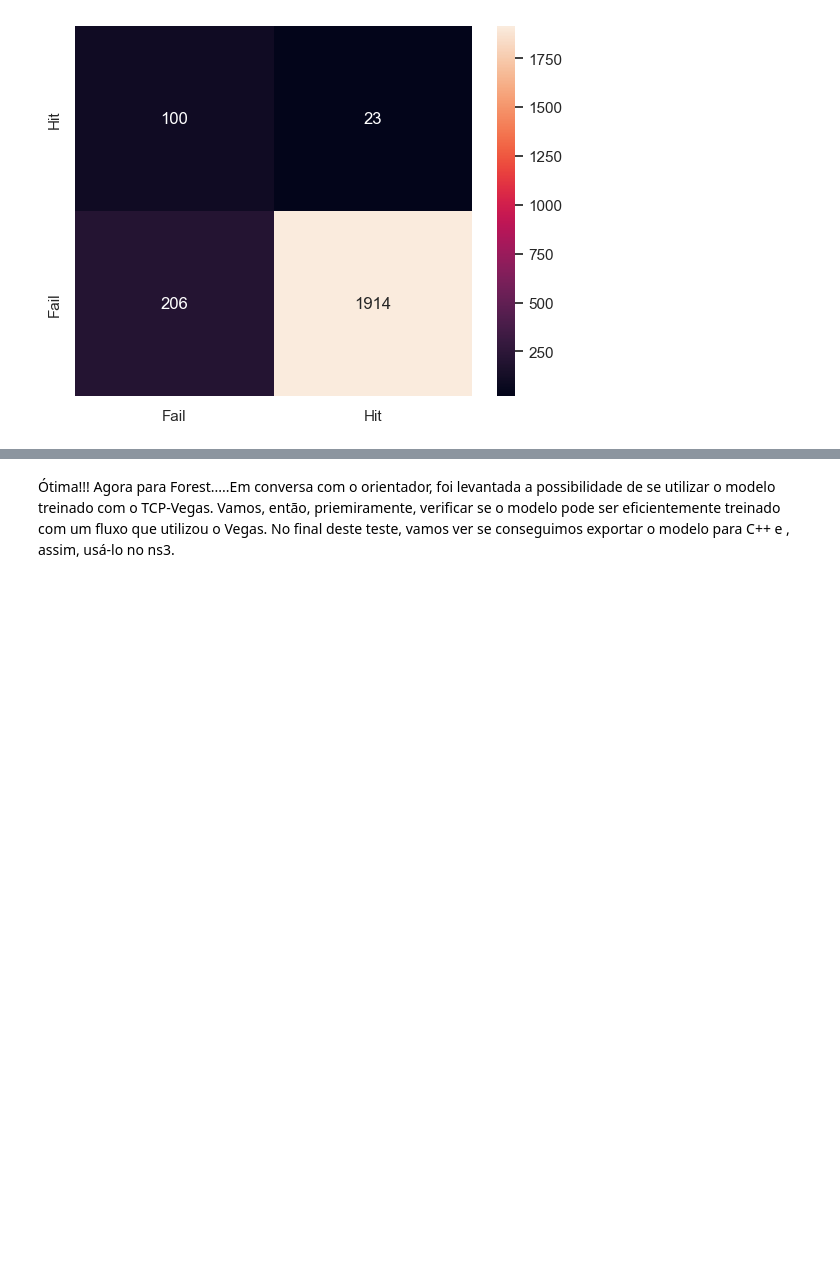
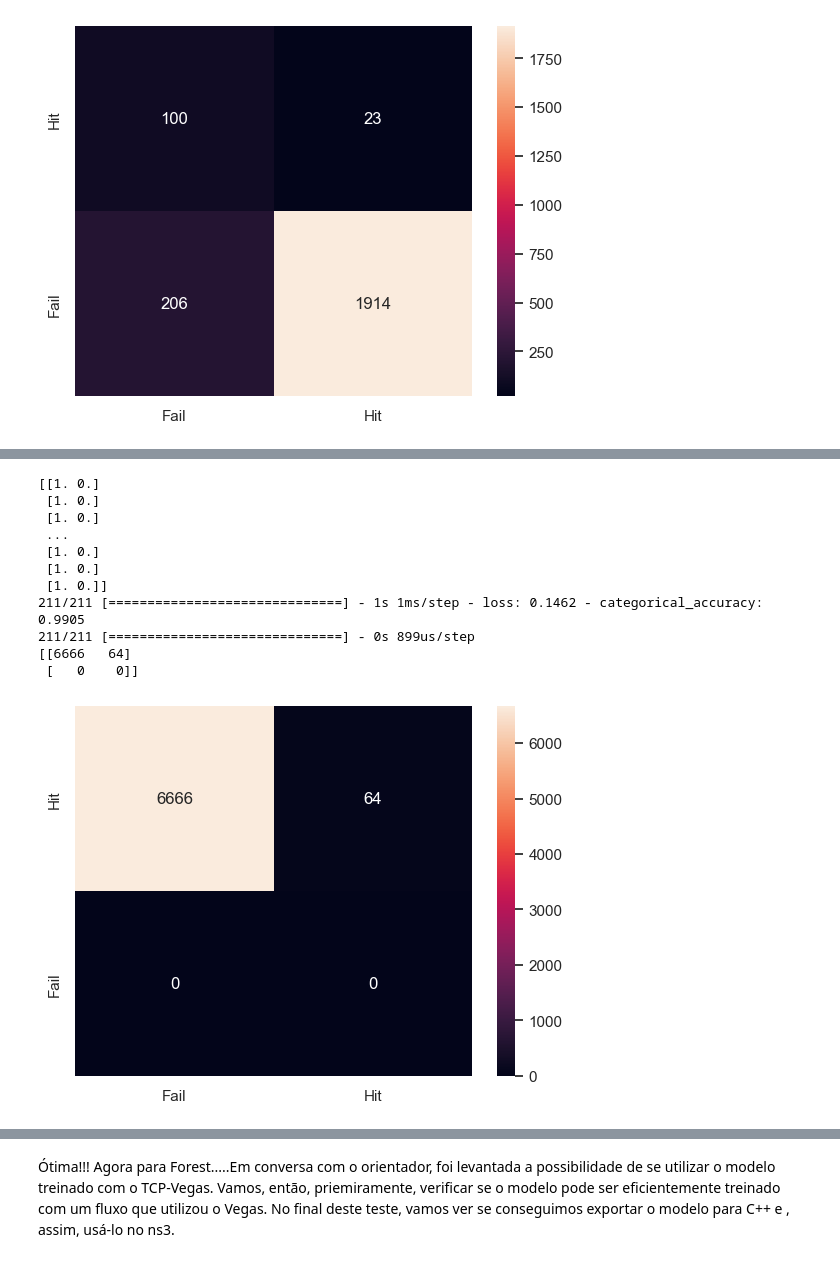
Before and after one commit to reisdout/FederatedColab, a Jupyter notebook: neural_network_model.ipynb, the cells around one changed output, grey strips where cells are left out. Cells and saved outputs as stored; diff of their text form; code cells hidden in the pictures; blank space fills up the shorter version.

```diff
--- a/neural_network_model.ipynb
+++ b/neural_network_model.ipynb
@@ -2200,0 +2320,15 @@ AderenciaOutrosFluxos('./Exp_0000029','./Exp_0000029/training_client01_05.csv')
+# %%
+AderenciaOutrosFluxos('./Exp_0000030','./Exp_0000030/training_client01_04.csv')
+# %% [output]
+[[1. 0.]
+ [1. 0.]
+ [1. 0.]
+ ...
+ [1. 0.]
+ [1. 0.]
+ [1. 0.]]
+211/211 [==============================] - 1s 1ms/step - loss: 0.1462 - categorical_accuracy: 0.9905
+211/211 [==============================] - 0s 899us/step
+[[6666   64]
+ [   0    0]]
+[figure, added]
```
Also changed, not shown: parts of 26 cells of this notebook, 18 other files.
